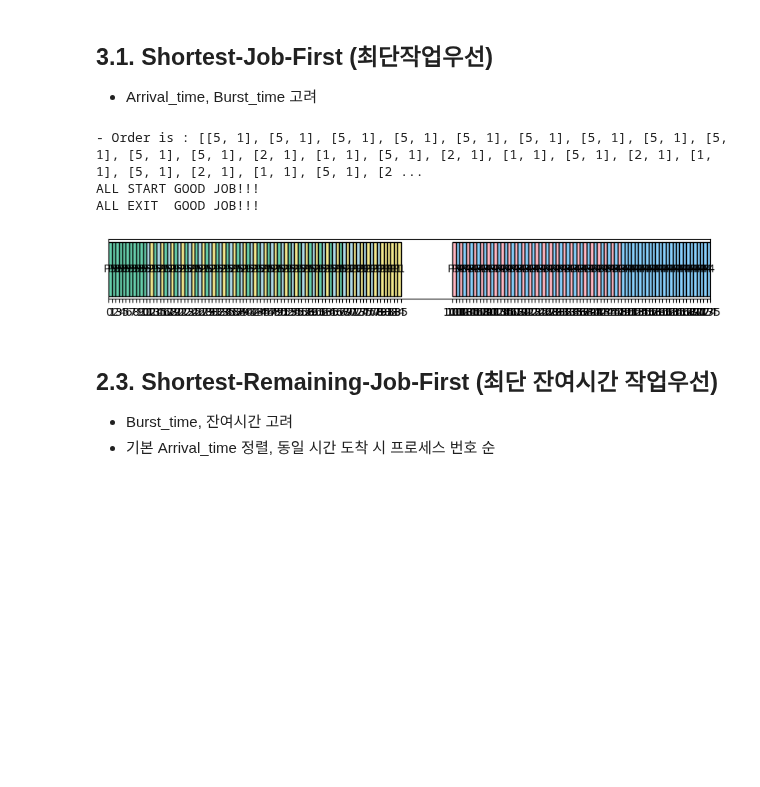
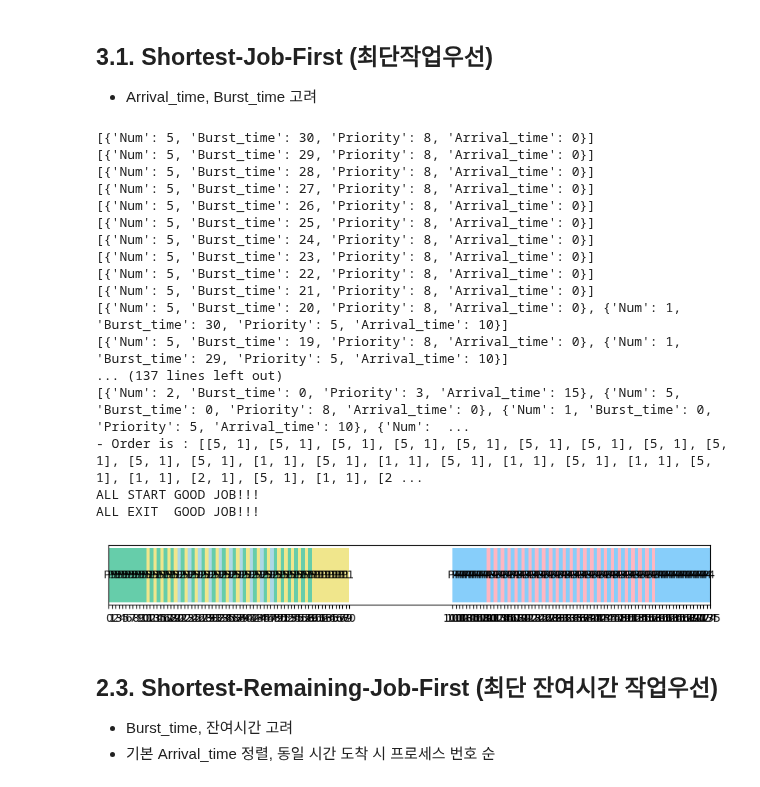
Before and after one commit to jiho264/2023os, a Jupyter notebook: homework01/homework01.ipynb, the cells around one changed output. Cells and saved outputs as stored; diff of their text form; code cells hidden in the pictures; blank space fills up the shorter version.

```diff
--- a/homework01/homework01.ipynb
+++ b/homework01/homework01.ipynb
@@ -463,6 +481,8 @@ ALL EXIT  GOOD JOB!!!
 def preemptive_SJF():
     _order = []
     _list = copy.deepcopy(_DATA_)
+    _original_burst_time = copy.deepcopy(_DATA_)
+
     _list = sorted(_list, key=lambda x: x['Arrival_time'])
     #########################
     # round robin이나 선점형에선 작업 추가 후 다시 볼 일이 있기 때문에 해당 변수 초기화하면 안 됨.
@@ -477,36 +497,55 @@ def preemptive_SJF():
         if (is_complete(_list) == True):
             _order.append([_NON_PROCESS_, _ALL_JOB_IS_DONE_])
             break
         # 아직 안 끝남.
         else:
             # 노는 중
             if (_end_time < _now_time):
                 # take a rest 1sec == timer speed
                 _order.append([_NON_PROCESS_, 1])
                 _end_time += 1
 
             # 현재 시간에 도착해있는 작업들 리스트업
             for _process in _list:
                 if (_process['Arrival_time'] == _now_time):
                     # _arrival_list.append(_process)
                     _queue.append(_process)
 
+
+            # 남은 burst_time 순으로 정렬하기
+            _queue.sort(
+                key=lambda x: x['Burst_time']-_original_burst_time[_process['Num']]['Burst_time'])
+
+            print(_queue)
             # _now_time 마다 큐에서 스케쥴링
-            _queue.sort(key=lambda x: x['Burst_time'])
             for _process in _queue:
                 if (_process['Burst_time'] > 0):
                     if (_process['Burst_time'] - 1 >= 0):
                         _order.append([_process['Num'], 1])
                         _end_time += 1
                         _process['Burst_time'] -= 1
     draw(_order)
 
 preemptive_SJF()
 # %% [output]
-- Order is : [[5, 1], [5, 1], [5, 1], [5, 1], [5, 1], [5, 1], [5, 1], [5, 1], [5, 1], [5, 1], [5, 1], [2, 1], [1, 1], [5, 1], [2, 1], [1, 1], [5, 1], [2, 1], [1, 1], [5, 1], [2, 1], [1, 1], [5, 1], [2 ...
+[{'Num': 5, 'Burst_time': 30, 'Priority': 8, 'Arrival_time': 0}]
+[{'Num': 5, 'Burst_time': 29, 'Priority': 8, 'Arrival_time': 0}]
+[{'Num': 5, 'Burst_time': 28, 'Priority': 8, 'Arrival_time': 0}]
+[{'Num': 5, 'Burst_time': 27, 'Priority': 8, 'Arrival_time': 0}]
+[{'Num': 5, 'Burst_time': 26, 'Priority': 8, 'Arrival_time': 0}]
+[{'Num': 5, 'Burst_time': 25, 'Priority': 8, 'Arrival_time': 0}]
+[{'Num': 5, 'Burst_time': 24, 'Priority': 8, 'Arrival_time': 0}]
+[{'Num': 5, 'Burst_time': 23, 'Priority': 8, 'Arrival_time': 0}]
+[{'Num': 5, 'Burst_time': 22, 'Priority': 8, 'Arrival_time': 0}]
+[{'Num': 5, 'Burst_time': 21, 'Priority': 8, 'Arrival_time': 0}]
+[{'Num': 5, 'Burst_time': 20, 'Priority': 8, 'Arrival_time': 0}, {'Num': 1, 'Burst_time': 30, 'Priority': 5, 'Arrival_time': 10}]
+[{'Num': 5, 'Burst_time': 19, 'Priority': 8, 'Arrival_time': 0}, {'Num': 1, 'Burst_time': 29, 'Priority': 5, 'Arrival_time': 10}]
+... (137 lines left out)
+[{'Num': 2, 'Burst_time': 0, 'Priority': 3, 'Arrival_time': 15}, {'Num': 5, 'Burst_time': 0, 'Priority': 8, 'Arrival_time': 0}, {'Num': 1, 'Burst_time': 0, 'Priority': 5, 'Arrival_time': 10}, {'Num':  ...
+- Order is : [[5, 1], [5, 1], [5, 1], [5, 1], [5, 1], [5, 1], [5, 1], [5, 1], [5, 1], [5, 1], [5, 1], [1, 1], [5, 1], [1, 1], [5, 1], [1, 1], [5, 1], [1, 1], [5, 1], [1, 1], [2, 1], [5, 1], [1, 1], [2 ...
 ALL START GOOD JOB!!!
 ALL EXIT  GOOD JOB!!!
-[figure, old version]
+[figure, new version]
 # %% [markdown]
 ## 2.3. Shortest-Remaining-Job-First (최단 잔여시간 작업우선)
 - Burst_time, 잔여시간 고려
```
Also changed, not shown: parts of 18 cells of this notebook, 1 other file.
